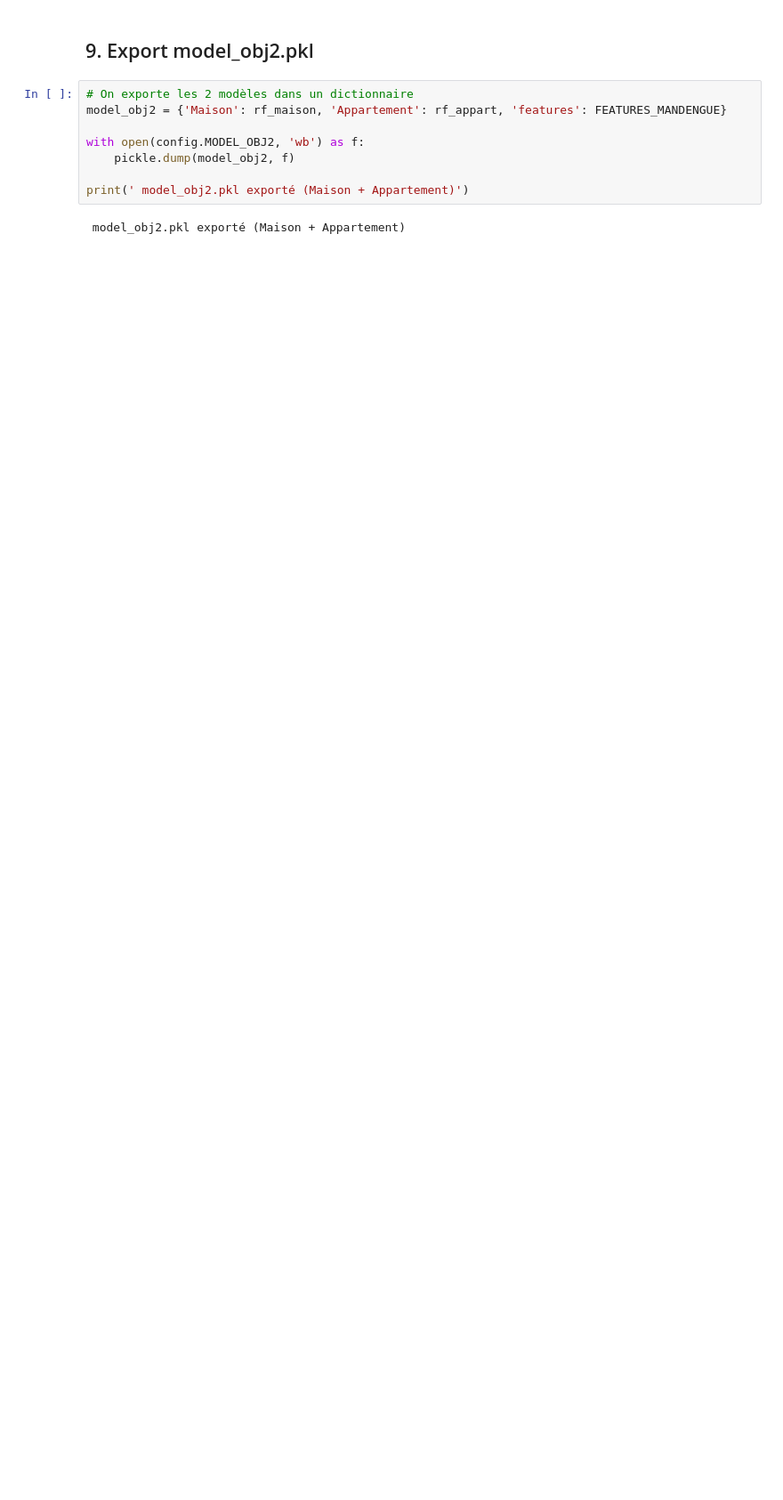
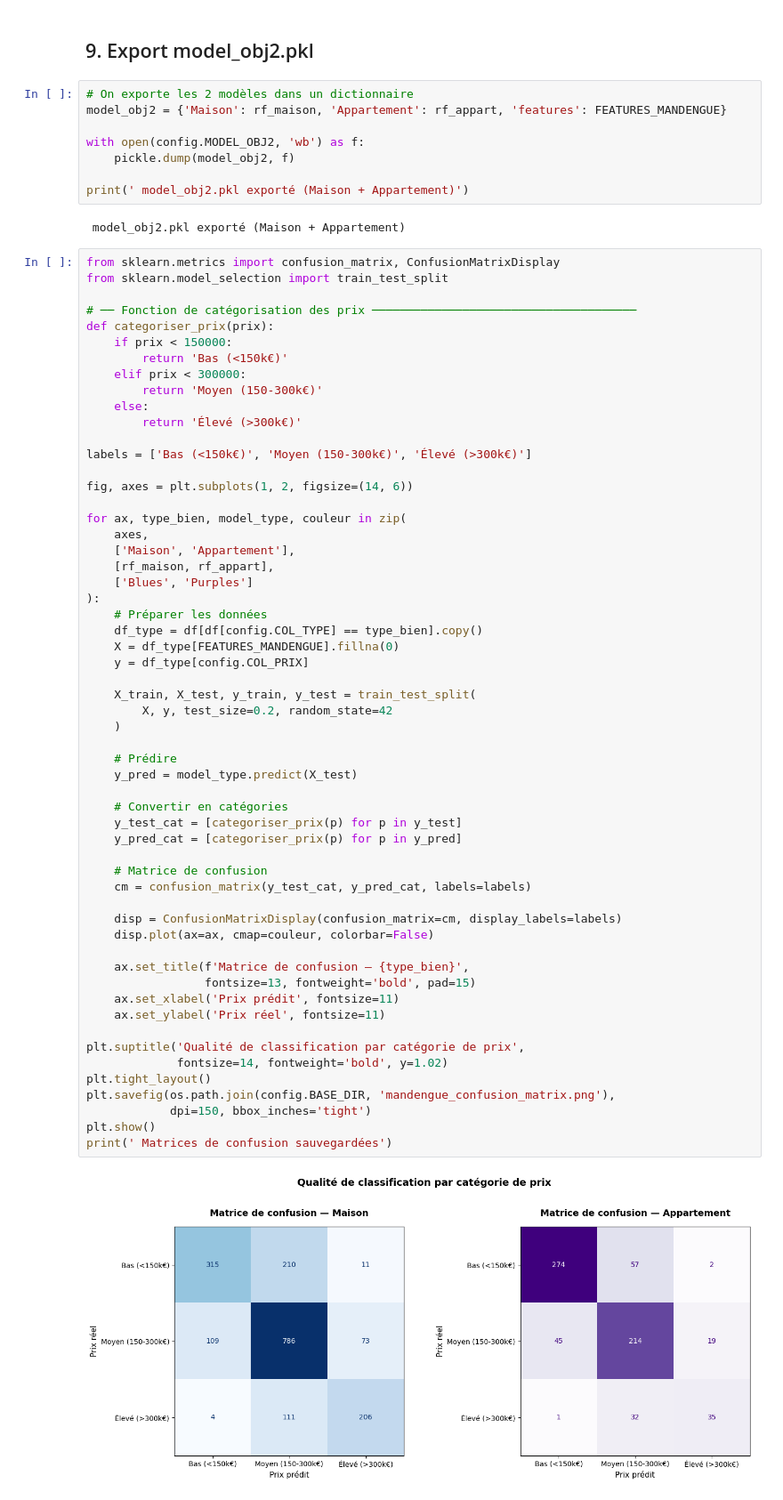
Before and after one commit to magamaka-ira/MachineLearning, a Jupyter notebook: mandengue_objectif2.ipynb, the cells around one changed output. Shown at 89% size. Drawn from its saved outputs; the diff is of its cells as text; blank space fills up the shorter version.

```diff
--- a/mandengue_objectif2.ipynb
+++ b/mandengue_objectif2.ipynb
@@ -219,3 +221,62 @@ with open(config.MODEL_OBJ2, 'wb') as f:
 print(' model_obj2.pkl exporté (Maison + Appartement)')
 # %% [output]
  model_obj2.pkl exporté (Maison + Appartement)
+# %%
+from sklearn.metrics import confusion_matrix, ConfusionMatrixDisplay
+from sklearn.model_selection import train_test_split
+
+# ── Fonction de catégorisation des prix ──────────────────────────────────────
+def categoriser_prix(prix):
+    if prix < 150000:
+        return 'Bas (<150k€)'
+    elif prix < 300000:
+        return 'Moyen (150-300k€)'
+    else:
+        return 'Élevé (>300k€)'
+
+labels = ['Bas (<150k€)', 'Moyen (150-300k€)', 'Élevé (>300k€)']
+
+fig, axes = plt.subplots(1, 2, figsize=(14, 6))
+
+for ax, type_bien, model_type, couleur in zip(
+    axes,
+    ['Maison', 'Appartement'],
+    [rf_maison, rf_appart],
+    ['Blues', 'Purples']
+):
+    # Préparer les données
+    df_type = df[df[config.COL_TYPE] == type_bien].copy()
+    X = df_type[FEATURES_MANDENGUE].fillna(0)
+    y = df_type[config.COL_PRIX]
+
+    X_train, X_test, y_train, y_test = train_test_split(
+        X, y, test_size=0.2, random_state=42
+    )
+
+    # Prédire
+    y_pred = model_type.predict(X_test)
+
+    # Convertir en catégories
+    y_test_cat = [categoriser_prix(p) for p in y_test]
+    y_pred_cat = [categoriser_prix(p) for p in y_pred]
+
+    # Matrice de confusion
+    cm = confusion_matrix(y_test_cat, y_pred_cat, labels=labels)
+
+    disp = ConfusionMatrixDisplay(confusion_matrix=cm, display_labels=labels)
+    disp.plot(ax=ax, cmap=couleur, colorbar=False)
+
+    ax.set_title(f'Matrice de confusion — {type_bien}',
+                 fontsize=13, fontweight='bold', pad=15)
+    ax.set_xlabel('Prix prédit', fontsize=11)
+    ax.set_ylabel('Prix réel', fontsize=11)
+
+plt.suptitle('Qualité de classification par catégorie de prix',
+             fontsize=14, fontweight='bold', y=1.02)
+plt.tight_layout()
+plt.savefig(os.path.join(config.BASE_DIR, 'mandengue_confusion_matrix.png'),
+            dpi=150, bbox_inches='tight')
+plt.show()
+print(' Matrices de confusion sauvegardées')
+# %% [output]
+[figure, added]
```
Also changed, not shown: parts of 9 cells of this notebook, 3 other files.
